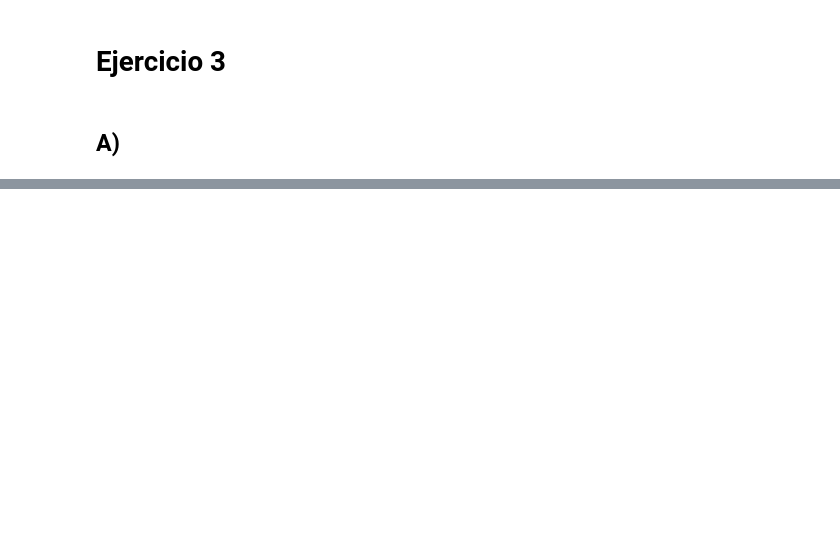
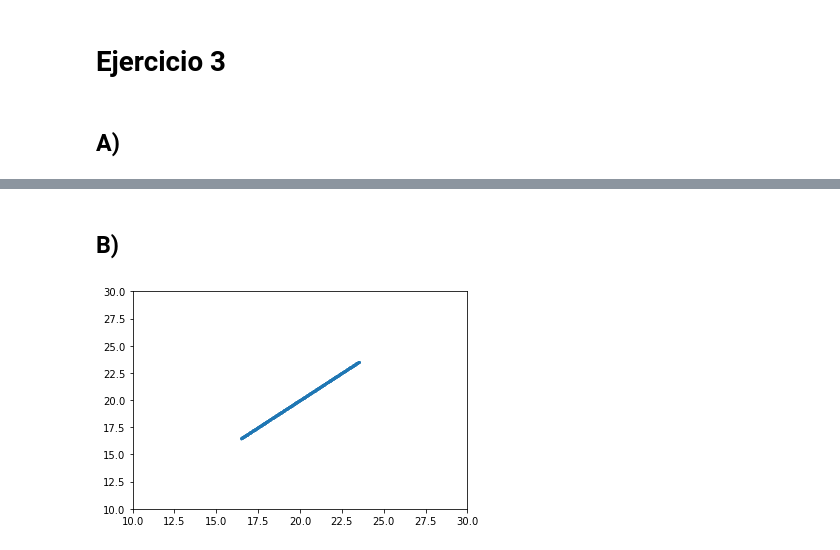
Before and after one commit to zurettiagustin/7526Tp1, a Jupyter notebook: Ejercicio_3.ipynb, the cells around one changed output, grey strips where cells are left out. Saved outputs shown, nothing was run; the diff lists cells and outputs as text; code cells hidden in the pictures; blank space fills up the shorter version.

```diff
--- a/Ejercicio_3.ipynb
+++ b/Ejercicio_3.ipynb
@@ -53,0 +54,28 @@ render(np.random.uniform)
+# %% [markdown]
+## B)
+# %%
+m = 2**32
+a = 1013904223
+c = 1664525
+U0 = int((97771 + 95637 + 99288 + 95605) / 4)
+numsGen = {}
+numsGen[0] = U0
+
+def U(n):
+    if (n in numsGen) :
+        return numsGen[n]
+    else:
+        numsGen[n] = (a*U(n-1) + c) % m
+        return numsGen[n]
+
+def U_wrapper(low, high, size):
+    X = []
+
+    for i in range(size):
+        X.append(low + U(i) % high)
+
+    return X
+
+render(U_wrapper)
+# %% [output]
+[figure, added]
```
Also changed, not shown: parts of 1 cell of this notebook.
